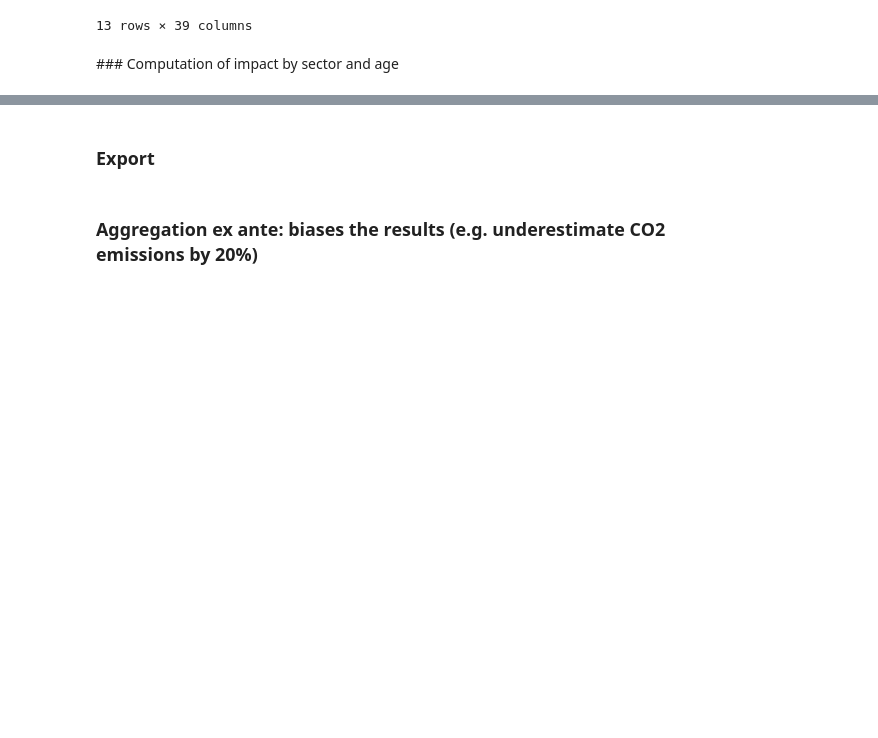
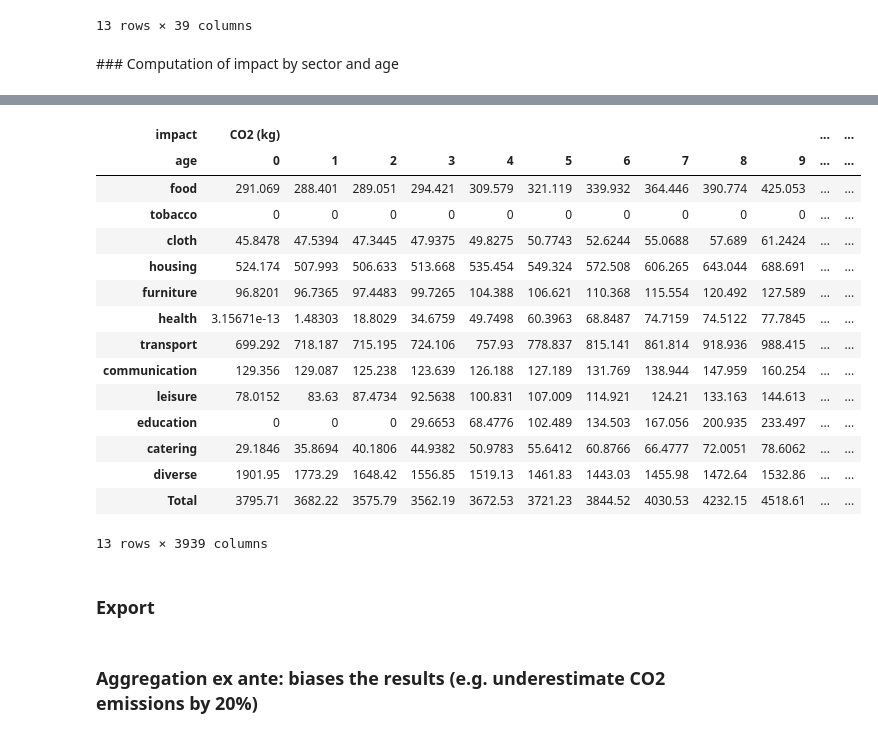
Before and after one commit to IndEcol/pymrio, a Jupyter notebook: impacts_by_sector.ipynb, the cells around one changed output, grey strips where cells are left out. Cells and saved outputs as stored; diff of their text form; code cells hidden in the pictures; blank space fills up the shorter version.

Commit message:
impacts of imports,  impacts by sector

```diff
--- a/impacts_by_sector.ipynb
+++ b/impacts_by_sector.ipynb
@@ -69,8 +79,8 @@ imp = exio3.impact.F.index
 # %% [markdown]
 ### Aggregation of impacts under broad categories (e.g. all CO2 emissions)
 # %%
-pd.set_option('display.max_rows', 2000)
-exio3.impact.unit
+# pd.set_option('display.max_rows', 2000)
+# exio3.impact.unit
 # %%
 impacts = ['CO2 (kg)', 'CH4 (kg)', 'NOx (kg)', 'SOx (kg)', 'N2O (kg)', 'NH3 (kg)', 'CO (kg)', 'PFC (kg CO2eq)', 'HFC (kg CO2eq)', 'SF6 (kg)',
          'PM10 (kg)', 'PM2.5 (kg)', 'Pb (kg)', 'Cd (kg)', 'Gravel and sand (kg)',
@@ -168,12 +178,13 @@ impacts_FR
 # %% [markdown]
 ### Computation of impact by sector and age
 # %%
-conso_age = pd.DataFrame(index = sectors, columns = range(100))
+conso_age = pd.DataFrame(index = sectors, columns = range(101))
 for sec in sectors: conso_age.at[sec,:] = pd.read_excel(path_dl + 'conso_age_FR_2011.xlsx', header = None, sheet_name = sec).iloc[:,0]
+conso_tot_age = conso_age.sum(0)
 conso_age = conso_age.div(conso_age.sum(1), axis=0) # at i,j: share of conso of sector i by age j (so that sum of each row = 1)
 # %%
-impacts_age = pd.DataFrame(index = sectors, columns = pd.MultiIndex.from_product([impacts + ['GWP 100 (kg CO2eq)'], list(range(100))], names=('impact', 'age')))
+impacts_age = pd.DataFrame(index = sectors, columns = pd.MultiIndex.from_product([impacts + ['GWP 100 (kg CO2eq)'], list(range(101))], names=('impact', 'age')))
 for sec in sectors:
     for i in impacts + ['GWP 100 (kg CO2eq)']:
-        impacts_age.loc[sec, [(i, a) for a in range(100)]] = np.array(conso_age.loc[sec] * impacts_FR.at[sec, i])
+        impacts_age.loc[sec, [(i, a) for a in range(101)]] = np.array(conso_age.loc[sec] * impacts_FR.at[sec, i])
 impacts_age = impacts_age.append(impacts_age.sum().rename('Total'))
@@ -198,0 +194,22 @@ impacts_age
+# %%
+pop_by_age_FR11 = pd.read_excel('pop_FR_by_age_2011.xls', header = None).iloc[:,0] # Pb: at 100 it is people >= 100, not = 100 .iloc[:,0]
+impacts_age_pc = impacts_age.div(pop_by_age_FR11, level = 1, axis = 1)
+# %%
+impacts_age_pc
+# %% [output]
+| impact | CO2 (kg) |  |  |  |  |  |  |  |  |  | ... | ... |
+| age | 0 | 1 | 2 | 3 | 4 | 5 | 6 | 7 | 8 | 9 | ... | ... |
+| food | 291.069 | 288.401 | 289.051 | 294.421 | 309.579 | 321.119 | 339.932 | 364.446 | 390.774 | 425.053 | ... | ... |
+| tobacco | 0 | 0 | 0 | 0 | 0 | 0 | 0 | 0 | 0 | 0 | ... | ... |
+| cloth | 45.8478 | 47.5394 | 47.3445 | 47.9375 | 49.8275 | 50.7743 | 52.6244 | 55.0688 | 57.689 | 61.2424 | ... | ... |
+| housing | 524.174 | 507.993 | 506.633 | 513.668 | 535.454 | 549.324 | 572.508 | 606.265 | 643.044 | 688.691 | ... | ... |
+| furniture | 96.8201 | 96.7365 | 97.4483 | 99.7265 | 104.388 | 106.621 | 110.368 | 115.554 | 120.492 | 127.589 | ... | ... |
+| health | 3.15671e-13 | 1.48303 | 18.8029 | 34.6759 | 49.7498 | 60.3963 | 68.8487 | 74.7159 | 74.5122 | 77.7845 | ... | ... |
+| transport | 699.292 | 718.187 | 715.195 | 724.106 | 757.93 | 778.837 | 815.141 | 861.814 | 918.936 | 988.415 | ... | ... |
+| communication | 129.356 | 129.087 | 125.238 | 123.639 | 126.188 | 127.189 | 131.769 | 138.944 | 147.959 | 160.254 | ... | ... |
+| leisure | 78.0152 | 83.63 | 87.4734 | 92.5638 | 100.831 | 107.009 | 114.921 | 124.21 | 133.163 | 144.613 | ... | ... |
+| education | 0 | 0 | 0 | 29.6653 | 68.4776 | 102.489 | 134.503 | 167.056 | 200.935 | 233.497 | ... | ... |
+| catering | 29.1846 | 35.8694 | 40.1806 | 44.9382 | 50.9783 | 55.6412 | 60.8766 | 66.4777 | 72.0051 | 78.6062 | ... | ... |
+| diverse | 1901.95 | 1773.29 | 1648.42 | 1556.85 | 1519.13 | 1461.83 | 1443.03 | 1455.98 | 1472.64 | 1532.86 | ... | ... |
+| Total | 3795.71 | 3682.22 | 3575.79 | 3562.19 | 3672.53 | 3721.23 | 3844.52 | 4030.53 | 4232.15 | 4518.61 | ... | ... |
+13 rows × 3939 columns
```
Also changed, not shown: parts of 11 cells of this notebook, 3 other files.
